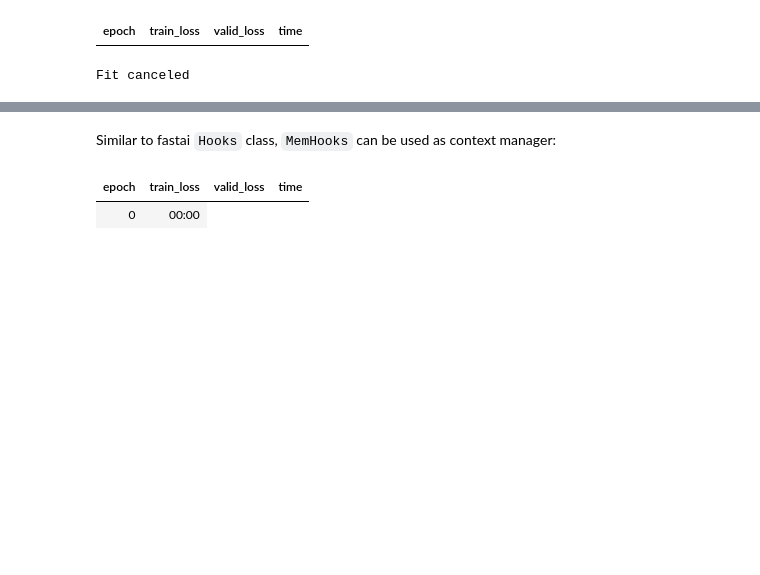
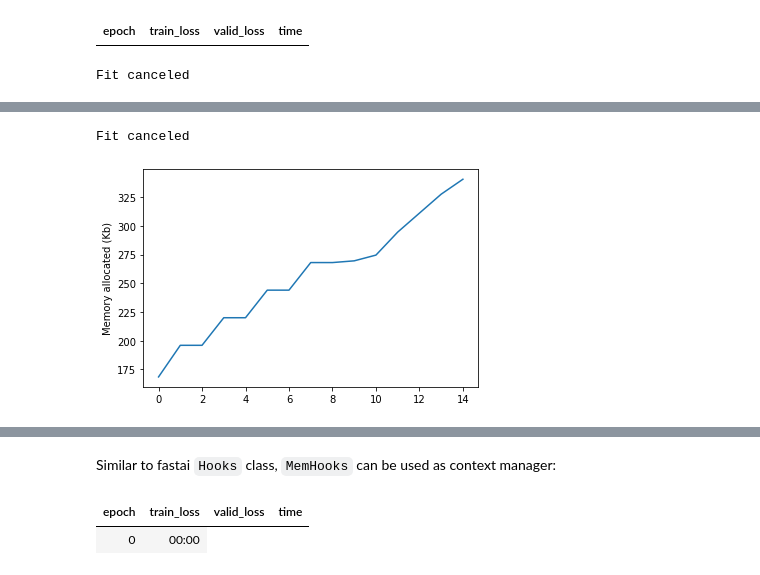
Before and after one commit to arampacha/pt_memprofile, a Jupyter notebook: 00_core.ipynb, the cells around one changed output, grey strips where cells are left out. Drawn from its saved outputs; the diff is of its cells as text; code cells hidden in the pictures; blank space fills up the shorter version.

```diff
--- a/00_core.ipynb
+++ b/00_core.ipynb
@@ -202,3 +204,10 @@ assert (learn.model[0].weight.grad is None), 'Grads not set to None'
 # %% [output]
 | epoch | train_loss | valid_loss | time |
 Fit canceled
+# %%
+#hide
+#cuda
+dls = simple_dls()
+learn = Learner(dls, simple_model(), loss_func=CrossEntropyLossFlat()).to_fp16()
+mem_log1 = learn.profile_memory()
+# %% [output]
@@ -205,3 +215,5 @@ Fit canceled
+Fit canceled
+[figure, added]
 # %%
 #cuda
 dls = simple_dls()
```
Also changed, not shown: parts of 8 cells of this notebook, 3 other files.
